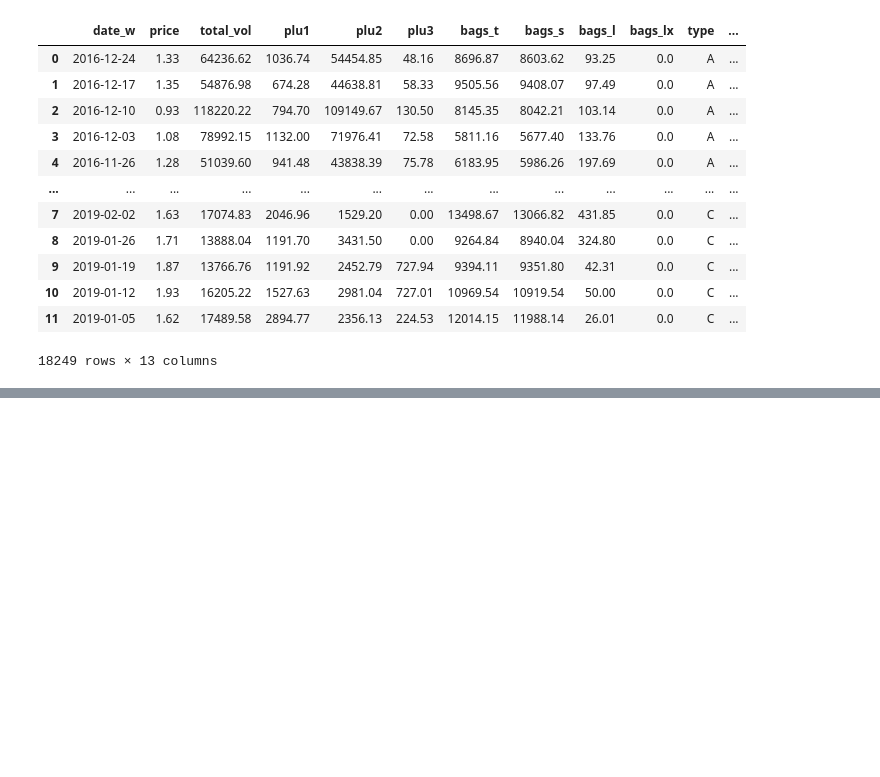
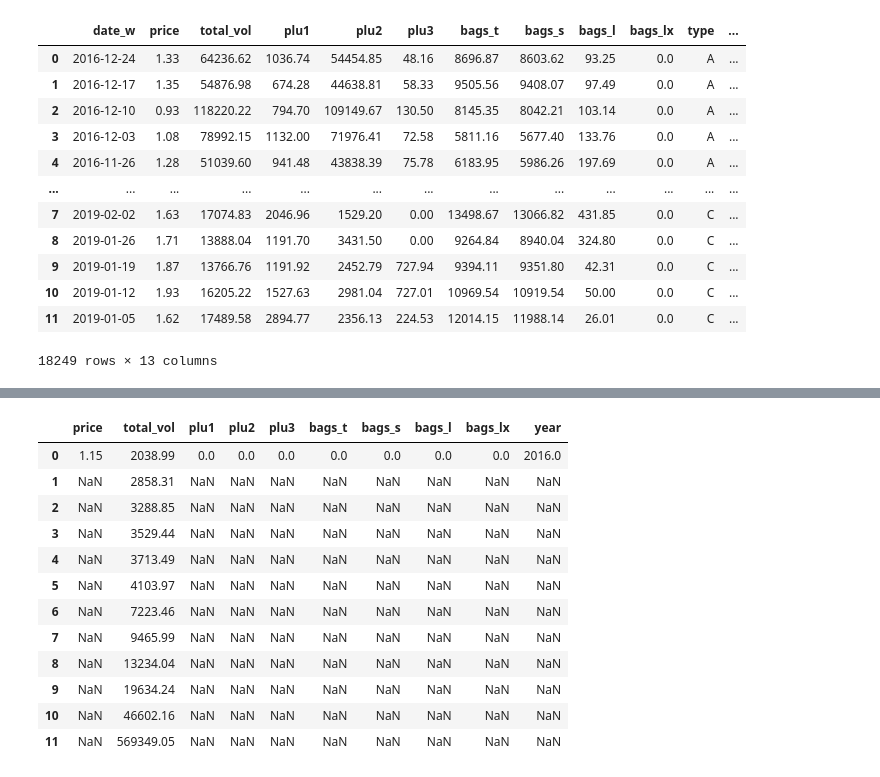
Before and after one commit to hasina1198/datadiscamodule, a Jupyter notebook: module2.ipynb, the cells around one changed output, grey strips where cells are left out. Saved outputs shown, nothing was run; the diff lists cells and outputs as text; code cells hidden in the pictures; blank space fills up the shorter version.

```diff
--- a/module2.ipynb
+++ b/module2.ipynb
@@ -79,0 +192,17 @@ memory usage: 1.8+ MB
+# %%
+mode = df_num.mode()
+mode
+# %% [output]
+|  | price | total_vol | plu1 | plu2 | plu3 | bags_t | bags_s | bags_l | bags_lx | year |
+| 0 | 1.15 | 2038.99 | 0.0 | 0.0 | 0.0 | 0.0 | 0.0 | 0.0 | 0.0 | 2016.0 |
+| 1 | NaN | 2858.31 | NaN | NaN | NaN | NaN | NaN | NaN | NaN | NaN |
+| 2 | NaN | 3288.85 | NaN | NaN | NaN | NaN | NaN | NaN | NaN | NaN |
+| 3 | NaN | 3529.44 | NaN | NaN | NaN | NaN | NaN | NaN | NaN | NaN |
+| 4 | NaN | 3713.49 | NaN | NaN | NaN | NaN | NaN | NaN | NaN | NaN |
+| 5 | NaN | 4103.97 | NaN | NaN | NaN | NaN | NaN | NaN | NaN | NaN |
+| 6 | NaN | 7223.46 | NaN | NaN | NaN | NaN | NaN | NaN | NaN | NaN |
+| 7 | NaN | 9465.99 | NaN | NaN | NaN | NaN | NaN | NaN | NaN | NaN |
+| 8 | NaN | 13234.04 | NaN | NaN | NaN | NaN | NaN | NaN | NaN | NaN |
+| 9 | NaN | 19634.24 | NaN | NaN | NaN | NaN | NaN | NaN | NaN | NaN |
+| 10 | NaN | 46602.16 | NaN | NaN | NaN | NaN | NaN | NaN | NaN | NaN |
+| 11 | NaN | 569349.05 | NaN | NaN | NaN | NaN | NaN | NaN | NaN | NaN |
```
Also changed, not shown: parts of 21 cells of this notebook.
